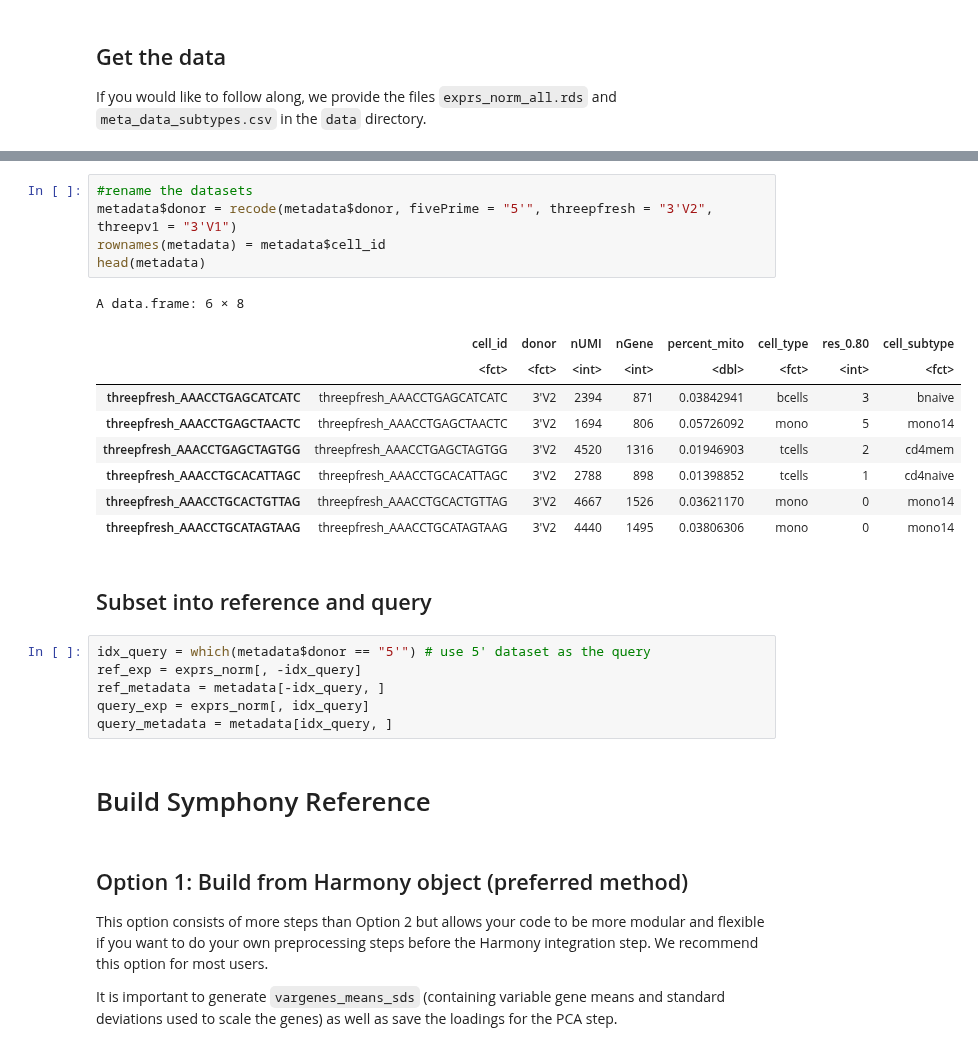
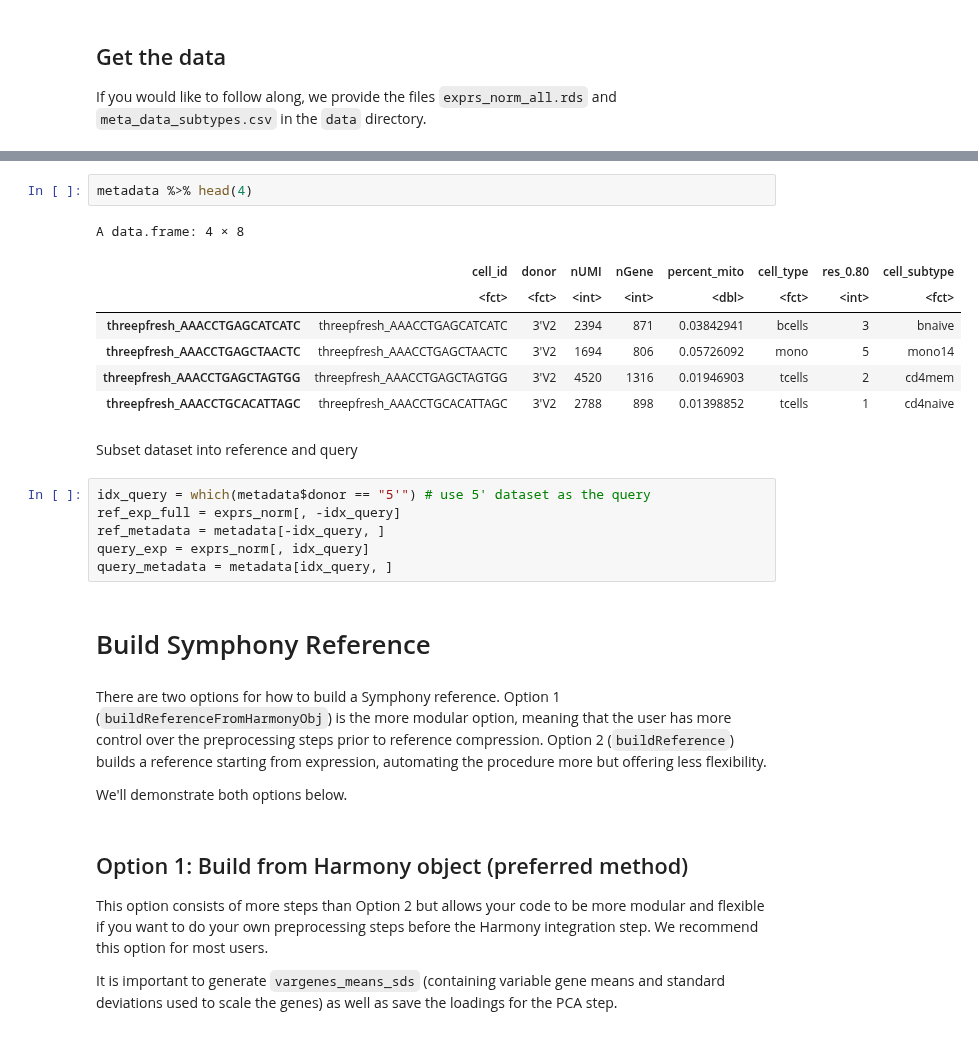
Before and after one commit to immunogenomics/symphony, a Jupyter notebook: vignettes/pbmcs_tutorial.ipynb, the cells around one changed output, grey strips where cells are left out. Drawn from its saved outputs; the diff is of its cells as text.

```diff
--- a/vignettes/pbmcs_tutorial.ipynb
+++ b/vignettes/pbmcs_tutorial.ipynb
@@ -36,31 +37,30 @@ dim(metadata)
 # %% [output]
 [1] 33694 20886
 [1] 20886     8
-# %%
-#rename the datasets
-metadata$donor = recode(metadata$donor, fivePrime = "5'", threepfresh = "3'V2", threepv1 = "3'V1")
-rownames(metadata) = metadata$cell_id
-head(metadata)
-# %% [output]
-A data.frame: 6 × 8
-|  | cell_id | donor | nUMI | nGene | percent_mito | cell_type | res_0.80 | cell_subtype |
-|  | <fct> | <fct> | <int> | <int> | <dbl> | <fct> | <int> | <fct> |
-| threepfresh_AAACCTGAGCATCATC | threepfresh_AAACCTGAGCATCATC | 3'V2 | 2394 | 871 | 0.03842941 | bcells | 3 | bnaive |
-| threepfresh_AAACCTGAGCTAACTC | threepfresh_AAACCTGAGCTAACTC | 3'V2 | 1694 | 806 | 0.05726092 | mono | 5 | mono14 |
-| threepfresh_AAACCTGAGCTAGTGG | threepfresh_AAACCTGAGCTAGTGG | 3'V2 | 4520 | 1316 | 0.01946903 | tcells | 2 | cd4mem |
-| threepfresh_AAACCTGCACATTAGC | threepfresh_AAACCTGCACATTAGC | 3'V2 | 2788 | 898 | 0.01398852 | tcells | 1 | cd4naive |
-| threepfresh_AAACCTGCACTGTTAG | threepfresh_AAACCTGCACTGTTAG | 3'V2 | 4667 | 1526 | 0.03621170 | mono | 0 | mono14 |
-| threepfresh_AAACCTGCATAGTAAG | threepfresh_AAACCTGCATAGTAAG | 3'V2 | 4440 | 1495 | 0.03806306 | mono | 0 | mono14 |
+# %%
+metadata %>% head(4)
+# %% [output]
+A data.frame: 4 × 8
+|  | cell_id | donor | nUMI | nGene | percent_mito | cell_type | res_0.80 | cell_subtype |
+|  | <fct> | <fct> | <int> | <int> | <dbl> | <fct> | <int> | <fct> |
+| threepfresh_AAACCTGAGCATCATC | threepfresh_AAACCTGAGCATCATC | 3'V2 | 2394 | 871 | 0.03842941 | bcells | 3 | bnaive |
+| threepfresh_AAACCTGAGCTAACTC | threepfresh_AAACCTGAGCTAACTC | 3'V2 | 1694 | 806 | 0.05726092 | mono | 5 | mono14 |
+| threepfresh_AAACCTGAGCTAGTGG | threepfresh_AAACCTGAGCTAGTGG | 3'V2 | 4520 | 1316 | 0.01946903 | tcells | 2 | cd4mem |
+| threepfresh_AAACCTGCACATTAGC | threepfresh_AAACCTGCACATTAGC | 3'V2 | 2788 | 898 | 0.01398852 | tcells | 1 | cd4naive |
 # %% [markdown]
-## Subset into reference and query
+Subset dataset into reference and query
 # %%
 idx_query = which(metadata$donor == "5'") # use 5' dataset as the query
-ref_exp = exprs_norm[, -idx_query]
+ref_exp_full = exprs_norm[, -idx_query]
 ref_metadata = metadata[-idx_query, ]
 query_exp = exprs_norm[, idx_query]
 query_metadata = metadata[idx_query, ]
 # %% [markdown]
 # Build Symphony Reference
+# %% [markdown]
+There are two options for how to build a Symphony reference. Option 1 (`buildReferenceFromHarmonyObj`) is the more modular option, meaning that the user has more control over the preprocessing steps prior to reference compression. Option 2 (`buildReference`) builds a reference starting from expression, automating the procedure more but offering less flexibility.
+
+We'll demonstrate both options below.
 # %% [markdown]
 ## Option 1: Build from Harmony object (preferred method)
 This option consists of more steps than Option 2 but allows your code to be more modular and flexible if you want to do your own preprocessing steps before the Harmony integration step. We recommend this option for most users.
```
Also changed, not shown: parts of 46 cells of this notebook, 3 other files.
